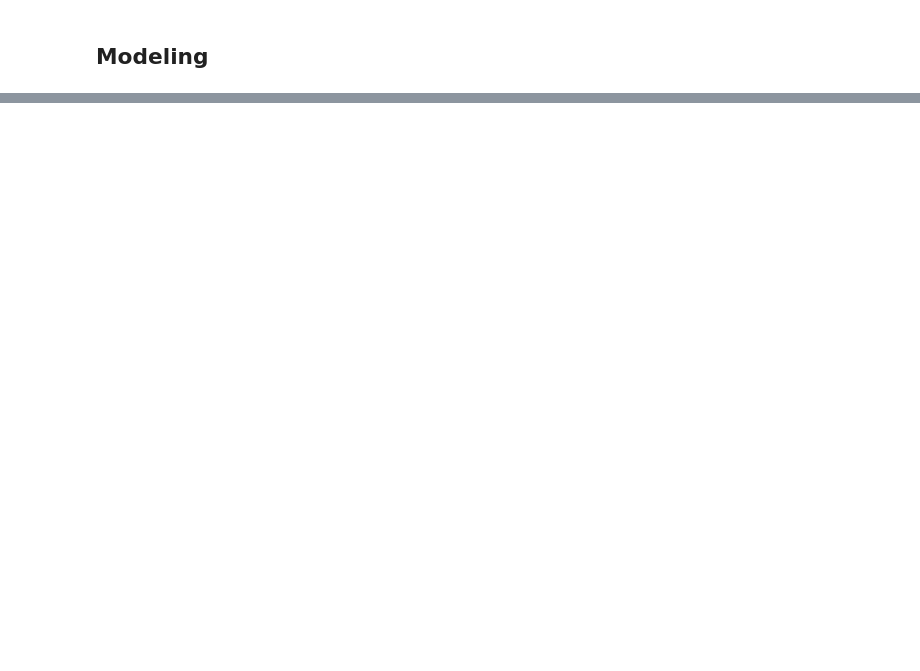
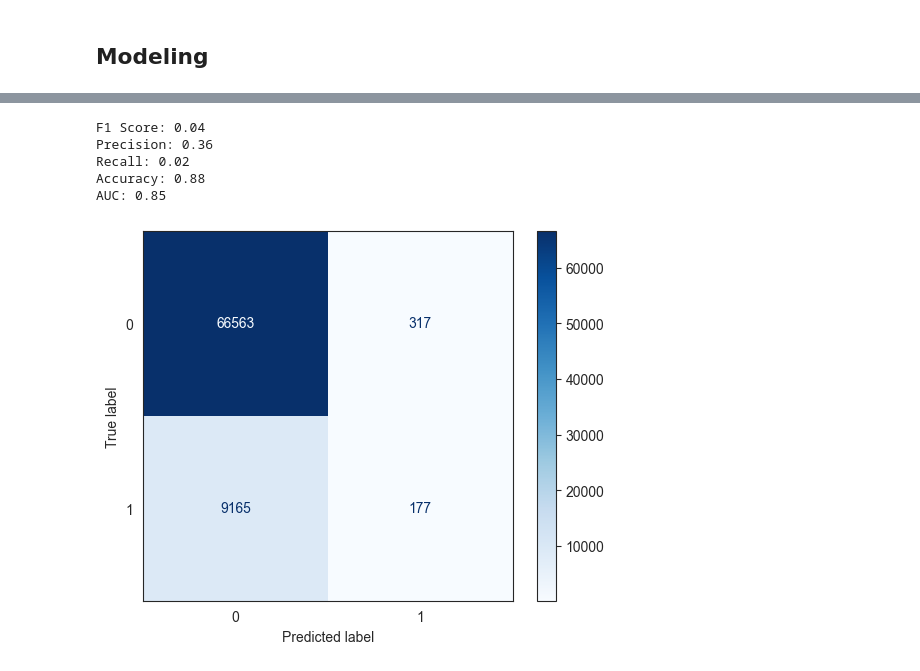
Before and after one commit to HugoTex98/Health-Insurance-Cross-Sell-Prediction, a Jupyter notebook: Health_Insurance_Cross_Sell_Prediction.ipynb, the cells around one changed output, grey strips where cells are left out. Drawn from its saved outputs; the diff is of its cells as text; code cells hidden in the pictures; blank space fills up the shorter version.

```diff
--- a/Health_Insurance_Cross_Sell_Prediction.ipynb
+++ b/Health_Insurance_Cross_Sell_Prediction.ipynb
@@ -1406,0 +1498,4 @@ NameError: name 'df_train_features_processed' is not defined
+# %%
+# "use_label_encoder" prevents a warning about using the label encoder
+xgboost_model = XGBClassifier(use_label_encoder=False, eval_metric='logloss')
+xgboost_model.fit(X_train, y_train)
@@ -1406,0 +1514,30 @@ NameError: name 'df_train_features_processed' is not defined
+# %%
+# Predictions
+y_pred = xgboost_model.predict(X_test)
+# [:, 1] to access positive class probabilities
+y_pred_proba = xgboost_model.predict_proba(X_test)[:, 1]
+# %%
+# Calculating evaluation metrics
+f1 = f1_score(y_test, y_pred)
+precision = precision_score(y_test, y_pred)
+recall = recall_score(y_test, y_pred)
+accuracy = accuracy_score(y_test, y_pred)
+auc = roc_auc_score(y_test, y_pred_proba)
+
+# Printing the results
+print(f'F1 Score: {f1:.2f}')
+print(f'Precision: {precision:.2f}')
+print(f'Recall: {recall:.2f}')
+print(f'Accuracy: {accuracy:.2f}')
+print(f'AUC: {auc:.2f}')
+
+cm_plot = ConfusionMatrixDisplay.from_estimator(xgboost_model, X_test, y_test,
+                                                display_labels=xgboost_model.classes_,
+                                                cmap=plt.cm.Blues)
+# %% [output]
+F1 Score: 0.04
+Precision: 0.36
+Recall: 0.02
+Accuracy: 0.88
+AUC: 0.85
+[figure, added]
```
Also changed, not shown: parts of 20 cells of this notebook.
